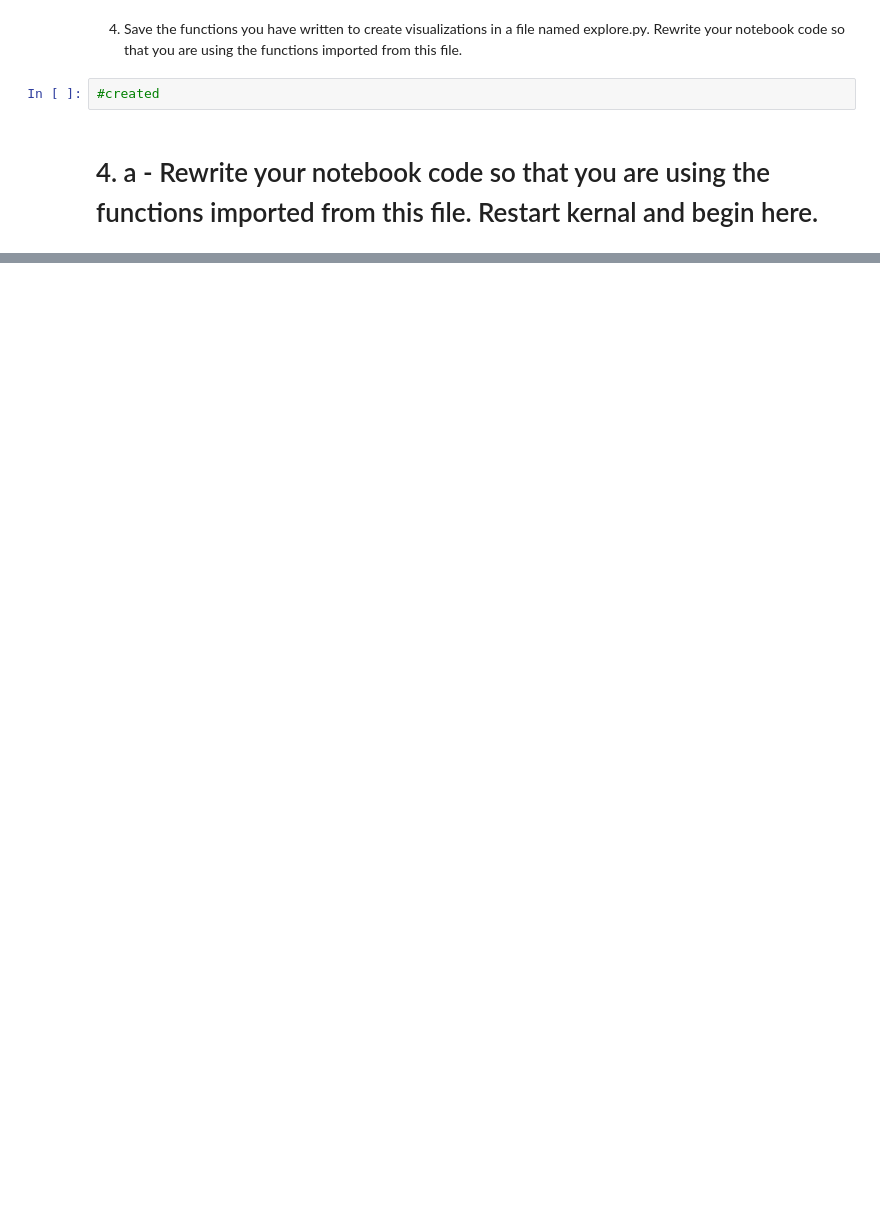
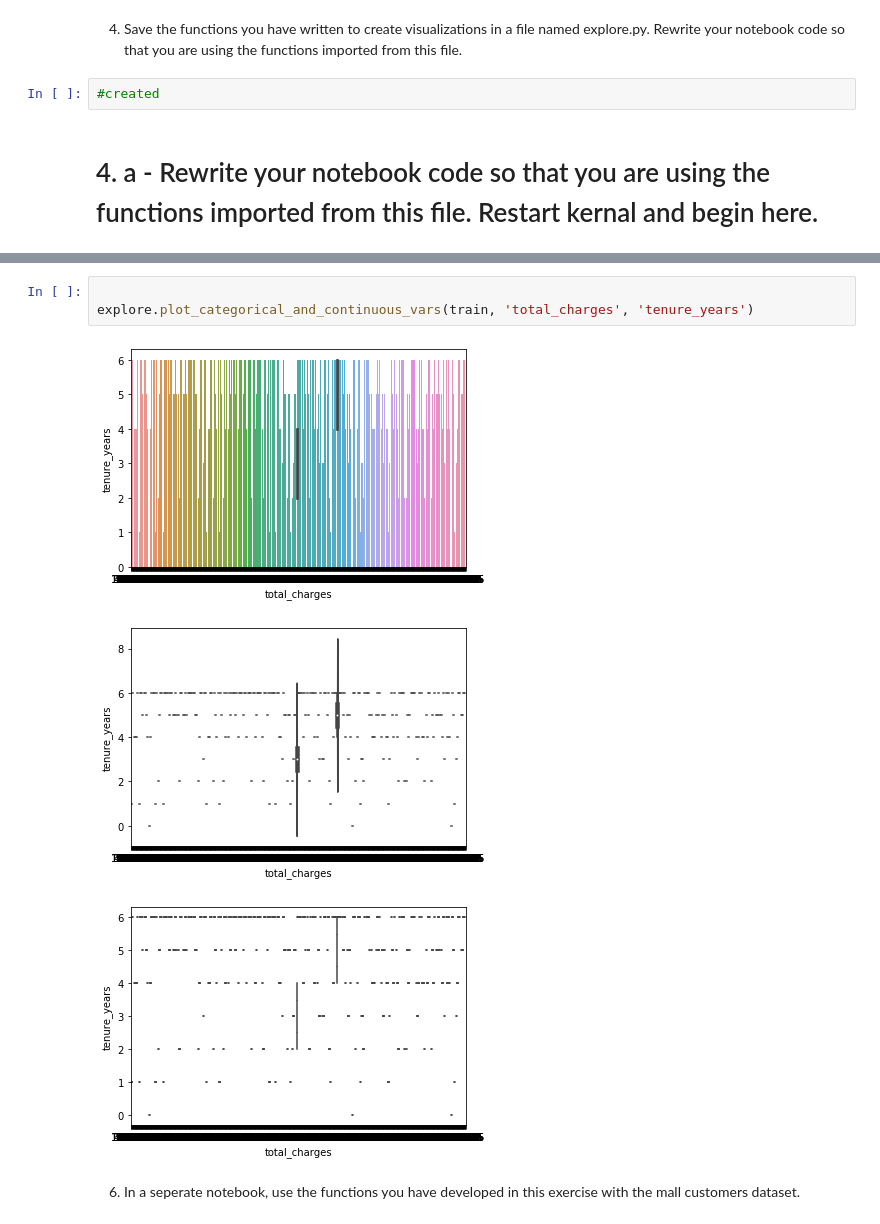
Before and after one commit to AI-Gomez/regression-exercises, a Jupyter notebook: explore_telco.ipynb, the cells around one changed output, grey strips where cells are left out. Drawn from its saved outputs; the diff is of its cells as text; blank space fills up the shorter version.

Commit message:
exercises

```diff
--- a/explore_telco.ipynb
+++ b/explore_telco.ipynb
@@ -152 +158,10 @@ explore.months_to_years()
 1695 rows × 5 columns
+# %%
+
+explore.plot_categorical_and_continuous_vars(train, 'total_charges', 'tenure_years')
+# %% [output]
+[figure, added]
+[figure, added]
+[figure, added]
+# %% [markdown]
+6. In a seperate notebook, use the functions you have developed in this exercise with the mall customers dataset.
```
Also changed, not shown: parts of 11 cells of this notebook.
